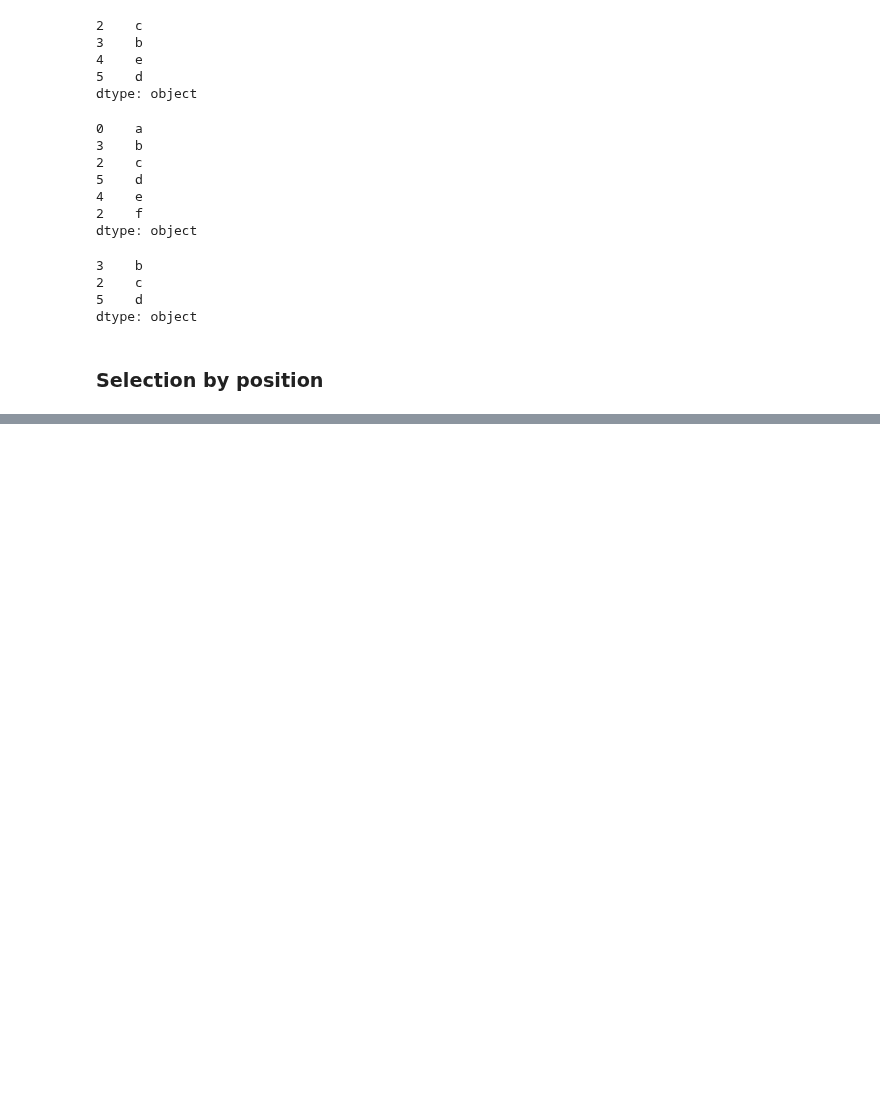
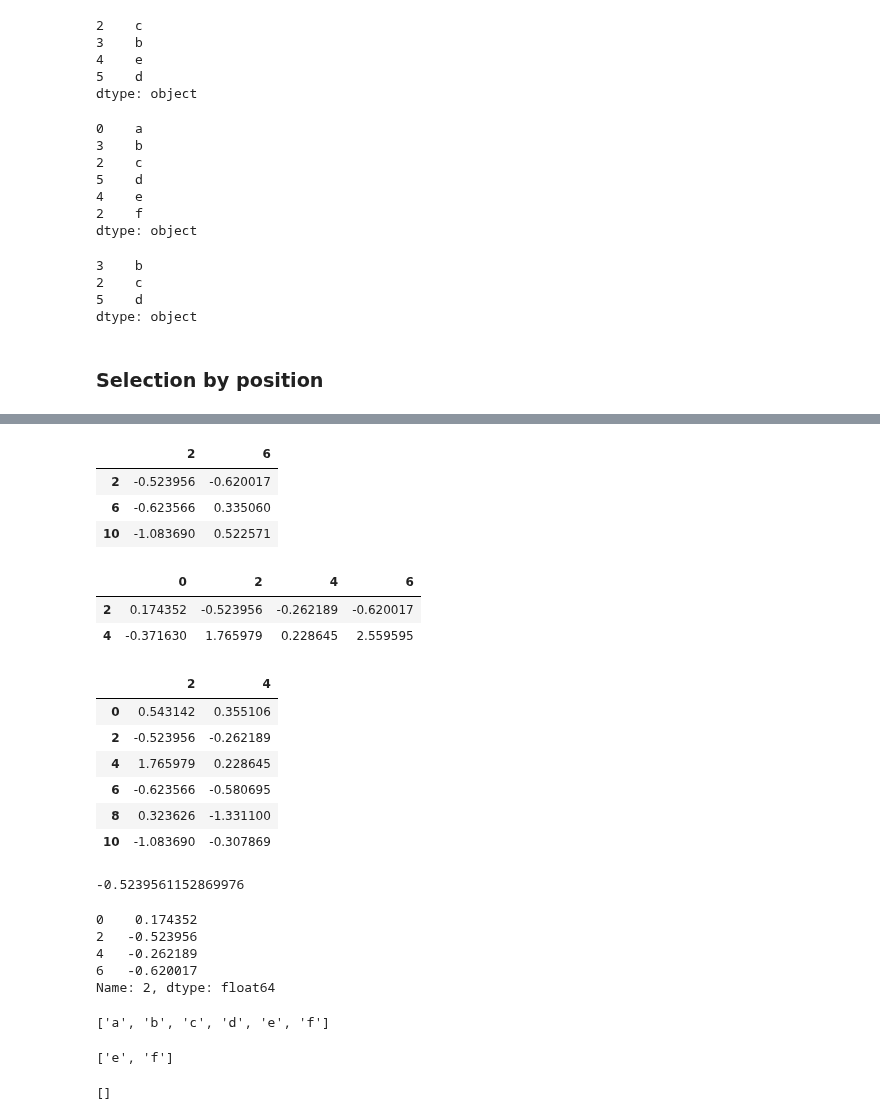
Before and after one commit to onlyabhilash/Feature-Engg, a Jupyter notebook: Pandas/pandas-indexingAndSelectingData.ipynb, the cells around one changed output, grey strips where cells are left out. Cells and saved outputs as stored; diff of their text form; code cells hidden in the pictures; blank space fills up the shorter version.

```diff
--- a/Pandas/pandas-indexingAndSelectingData.ipynb
+++ b/Pandas/pandas-indexingAndSelectingData.ipynb
@@ -431,0 +492,52 @@ dtype: object
+# %%
+df1.iloc[[1, 3, 5], [1, 3]] # Confusing
+# %% [output]
+|  | 2 | 6 |
+| 2 | -0.523956 | -0.620017 |
+| 6 | -0.623566 | 0.335060 |
+| 10 | -1.083690 | 0.522571 |
+# %%
+df1.iloc[1:3, :]
+# %% [output]
+|  | 0 | 2 | 4 | 6 |
+| 2 | 0.174352 | -0.523956 | -0.262189 | -0.620017 |
+| 4 | -0.371630 | 1.765979 | 0.228645 | 2.559595 |
+# %%
+df1.iloc[:, 1:3]
+# %% [output]
+|  | 2 | 4 |
+| 0 | 0.543142 | 0.355106 |
+| 2 | -0.523956 | -0.262189 |
+| 4 | 1.765979 | 0.228645 |
+| 6 | -0.623566 | -0.580695 |
+| 8 | 0.323626 | -1.331100 |
+| 10 | -1.083690 | -0.307869 |
+# %%
+# this is also equivalent to ``df1.iat[1,1]``
+
+df1.iloc[1, 1]
+# %% [output]
+-0.5239561152869976
+# %%
+df1.iloc[1]
+# %% [output]
+0    0.174352
+2   -0.523956
+4   -0.262189
+6   -0.620017
+Name: 2, dtype: float64
+# %%
+# these are allowed in Python/NumPy.
+
+x = list('abcdef')
+x
+# %% [output]
+['a', 'b', 'c', 'd', 'e', 'f']
+# %%
+x[4:10]
+# %% [output]
+['e', 'f']
+# %%
+x[8:10]
+# %% [output]
+[]
```
Also changed, not shown: parts of 19 cells of this notebook.
